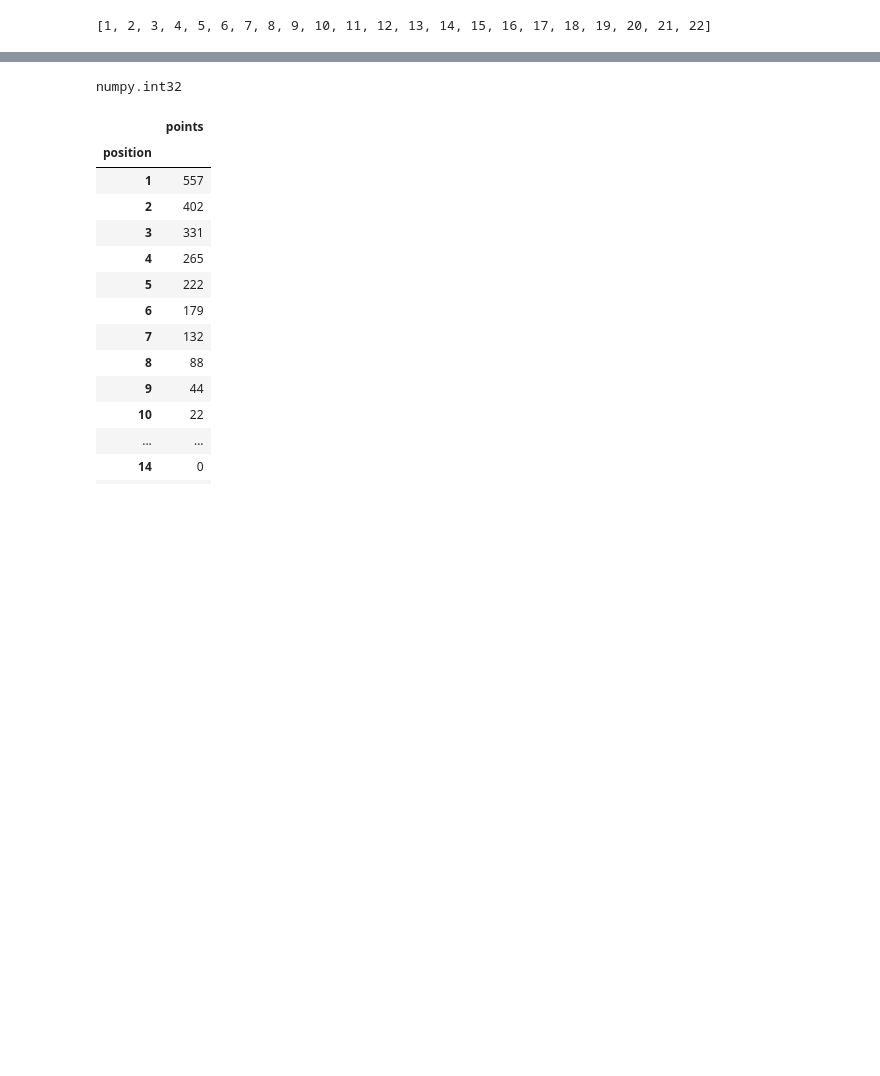
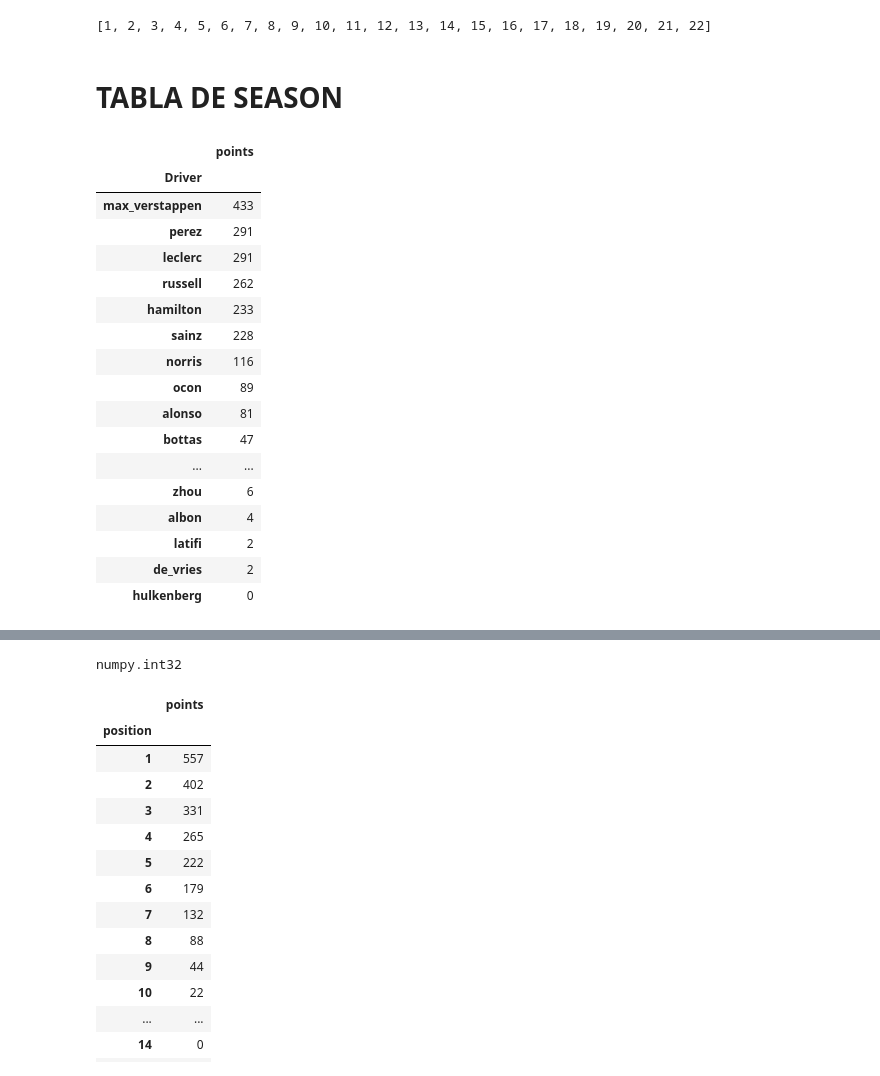
Before and after one commit to ItzuaZamora/formula-1-data, a Jupyter notebook: f1-analisis.ipynb, the cells around one changed output, grey strips where cells are left out. Saved outputs shown, nothing was run; the diff lists cells and outputs as text; code cells hidden in the pictures; blank space fills up the shorter version.

```diff
--- a/f1-analisis.ipynb
+++ b/f1-analisis.ipynb
@@ -17,6 +19,8 @@ content = json.loads(response.content)
 list(range(1,23))
 # %% [output]
 [1, 2, 3, 4, 5, 6, 7, 8, 9, 10, 11, 12, 13, 14, 15, 16, 17, 18, 19, 20, 21, 22]
+# %% [markdown]
+# TABLA DE SEASON
 # %%
 #Ahora para tomar todos las carreras lo que haremos es un ciclo for
 df_results_2022 = pd.DataFrame()
@@ -33,0 +40,21 @@ df_results_2022["points"] = df_results_2022.points.astype(int)#Lo que nos hace e
+# %%
+df_results_2022.groupby(["Driver"]).agg({"points": "sum"}).sort_values(by = "points", ascending = False )
+# %% [output]
+|  | points |
+| Driver |  |
+| max_verstappen | 433 |
+| perez | 291 |
+| leclerc | 291 |
+| russell | 262 |
+| hamilton | 233 |
+| sainz | 228 |
+| norris | 116 |
+| ocon | 89 |
+| alonso | 81 |
+| bottas | 47 |
+| ... | ... |
+| zhou | 6 |
+| albon | 4 |
+| latifi | 2 |
+| de_vries | 2 |
+| hulkenberg | 0 |
```
Also changed, not shown: parts of 15 cells of this notebook.
